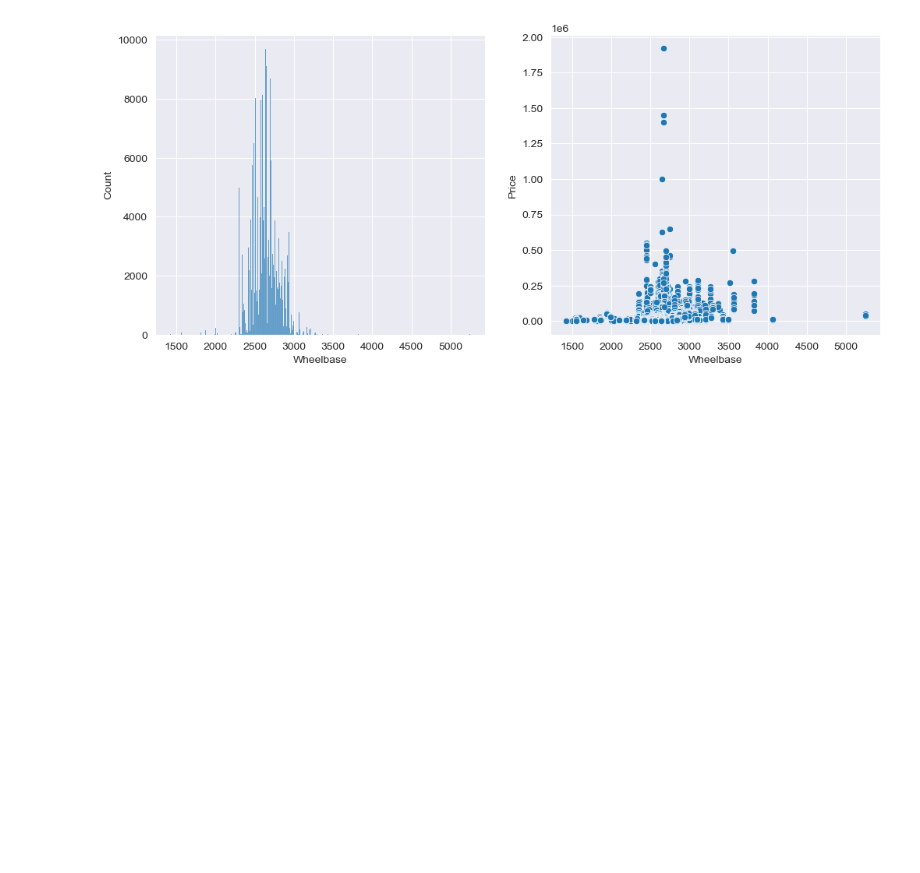
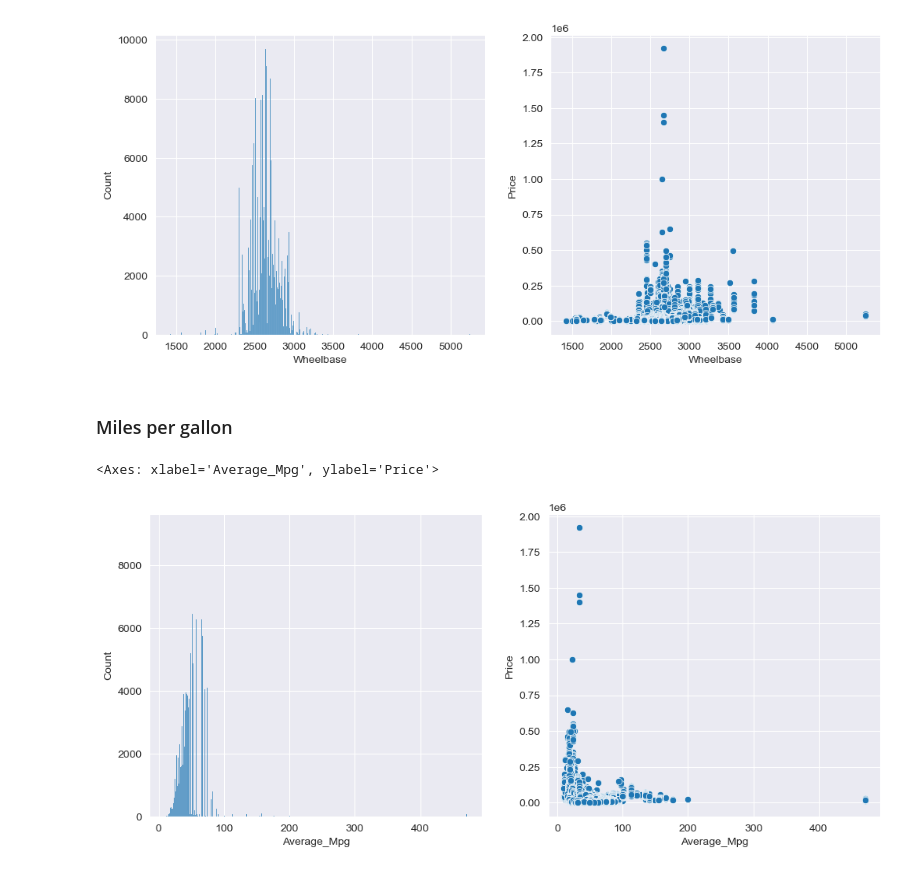
Before and after one commit to maciej-polcyn/data-processing-capstone-project, a Jupyter notebook: visualizations.ipynb, the cells around one changed output. Drawn from its saved outputs; the diff is of its cells as text; code cells hidden in the pictures; blank space fills up the shorter version.

```diff
--- a/visualizations.ipynb
+++ b/visualizations.ipynb
@@ -595,3 +595,13 @@ sns.scatterplot(data=df, x="Wheelbase", y="Price", ax=axes[1])
 # %% [output]
 <Axes: xlabel='Wheelbase', ylabel='Price'>
 [figure]
+# %% [markdown]
+### Miles per gallon
+# %%
+fig, axes = plt.subplots(nrows=1, ncols=2, figsize=(12,5))
+
+sns.histplot(df, x="Average_Mpg", ax=axes[0])
+sns.scatterplot(data=df, x="Average_Mpg", y="Price", ax=axes[1])
+# %% [output]
+<Axes: xlabel='Average_Mpg', ylabel='Price'>
+[figure, added]
```
Also changed, not shown: parts of 2 cells of this notebook, 1 other file.
